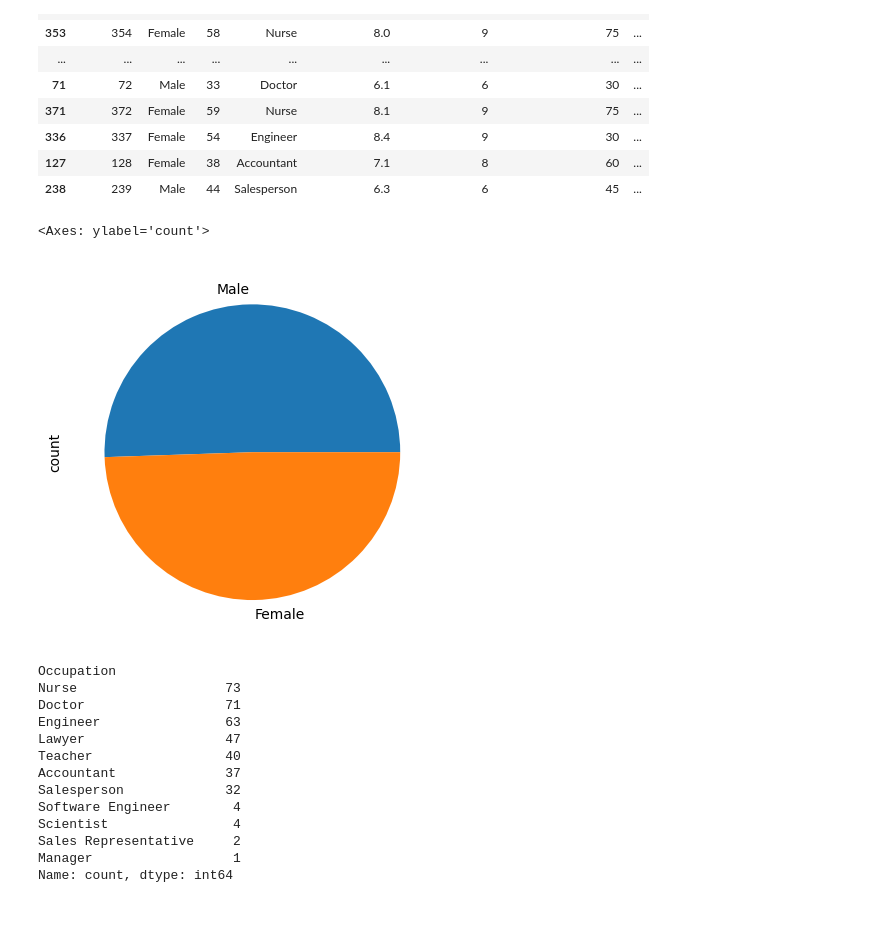
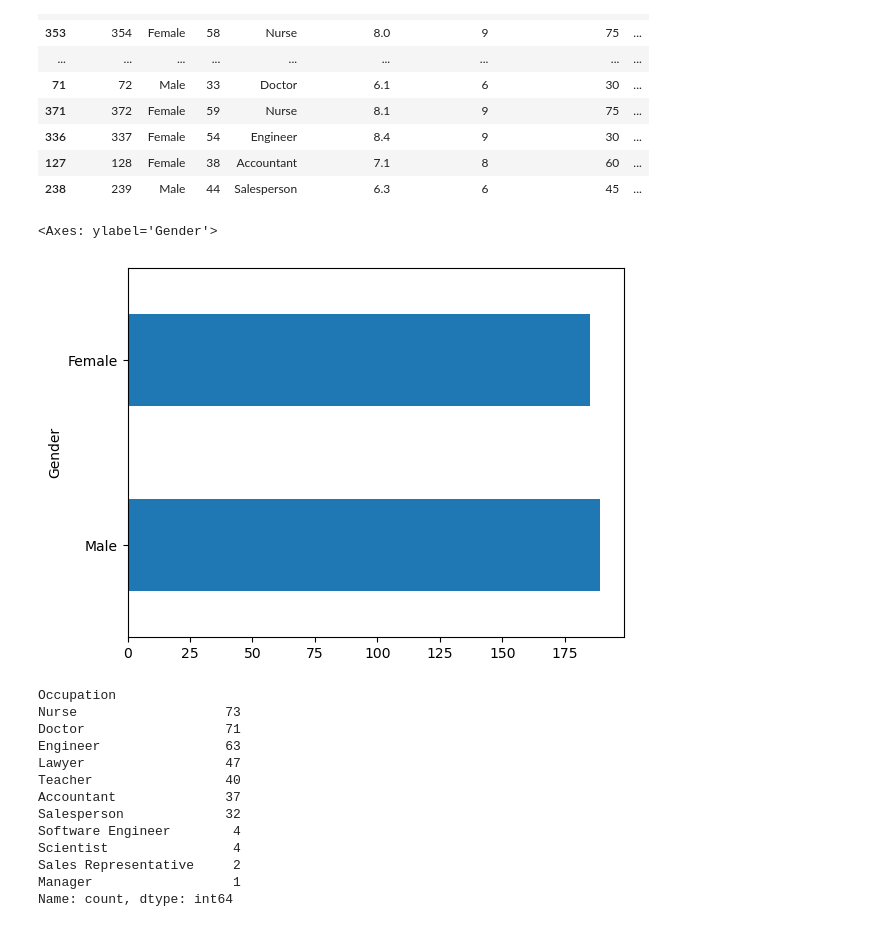
Before and after one commit to Nahsc0/DSFP_CLass, a Jupyter notebook: Sleep Health Analysis.ipynb, the cells around one changed output. Saved outputs shown, nothing was run; the diff lists cells and outputs as text; code cells hidden in the pictures.

```diff
--- a/Sleep Health Analysis.ipynb
+++ b/Sleep Health Analysis.ipynb
@@ -61,10 +61,10 @@ df.sample(20)
 | 127 | 128 | Female | 38 | Accountant | 7.1 | 8 | 60 | ... |
 | 238 | 239 | Male | 44 | Salesperson | 6.3 | 6 | 45 | ... |
 # %%
-df['Gender'].value_counts().plot(kind="pie")
+df['Gender'].value_counts().plot(kind="barh")
 # %% [output]
-<Axes: ylabel='count'>
+<Axes: ylabel='Gender'>
-[figure, old version]
+[figure, new version]
 # %%
 df['Occupation'].value_counts()
 # %% [output]
```
Also changed, not shown: parts of 2 cells of this notebook.
